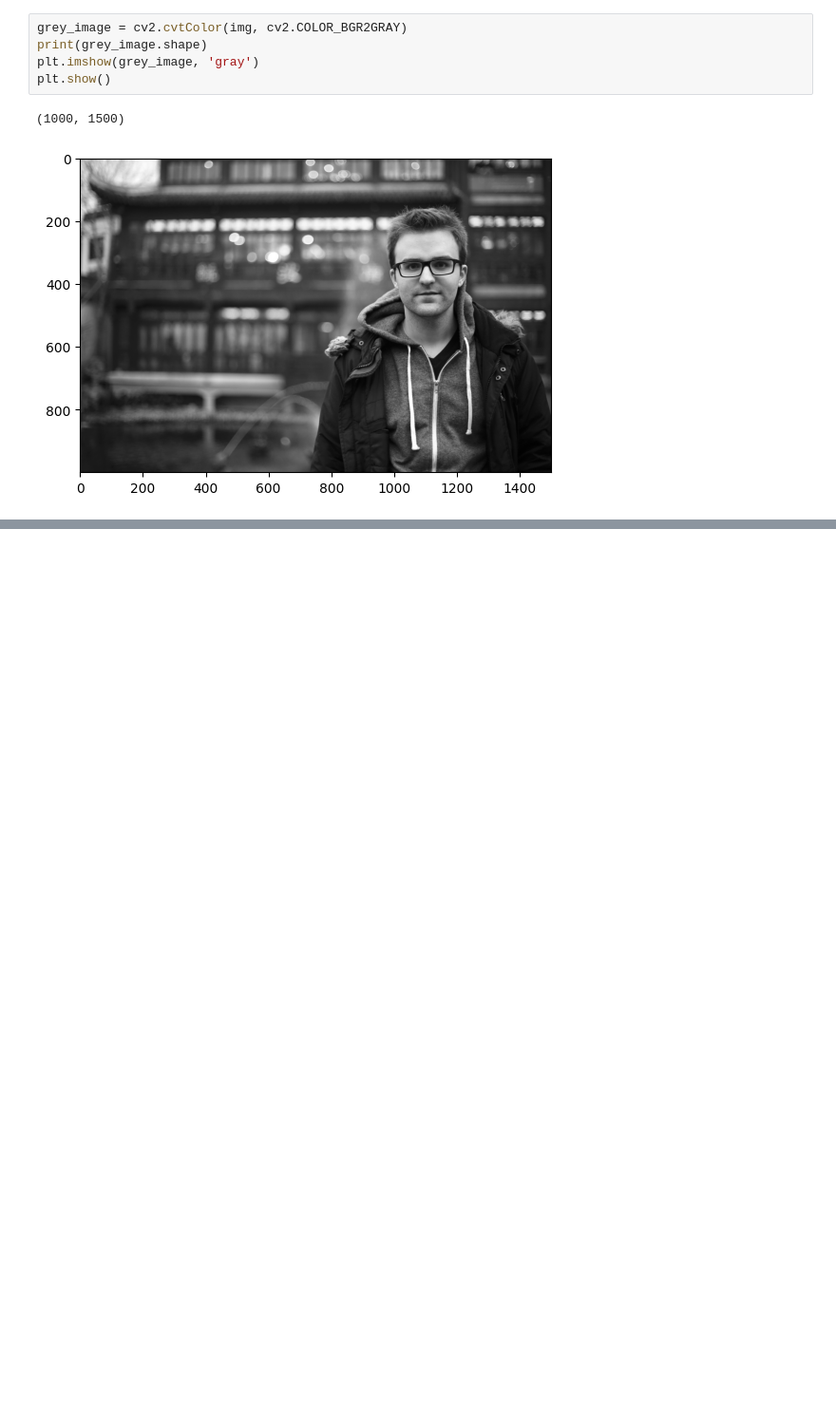
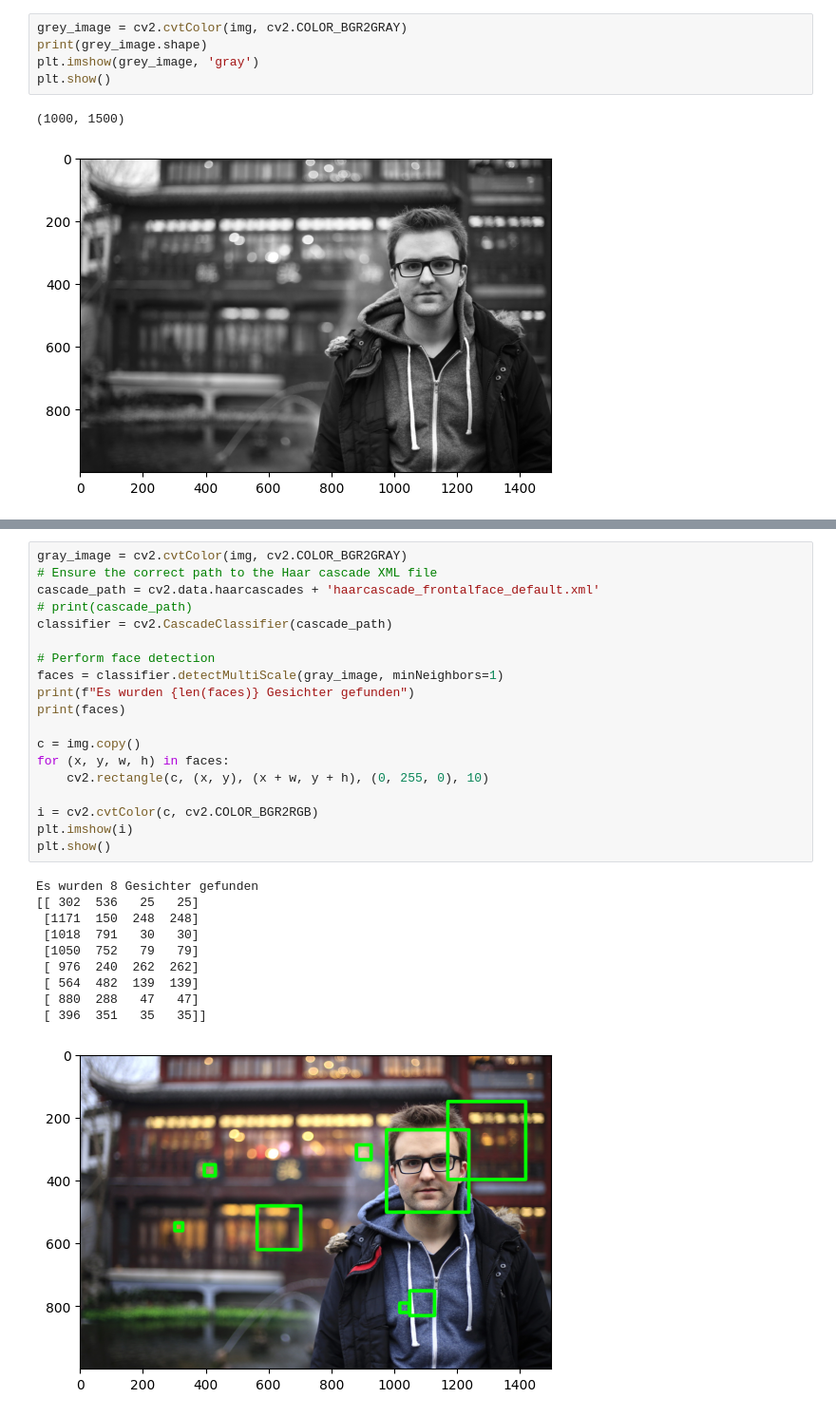
Before and after one commit to awweber/OpenCV, a Jupyter notebook: tutorial.ipynb, the cells around one changed output, grey strips where cells are left out. Shown at 95% size. Drawn from its saved outputs; the diff is of its cells as text; blank space fills up the shorter version.

```diff
--- a/tutorial.ipynb
+++ b/tutorial.ipynb
@@ -41,0 +95,30 @@ plt.show()
+# %%
+gray_image = cv2.cvtColor(img, cv2.COLOR_BGR2GRAY)
+# Ensure the correct path to the Haar cascade XML file
+cascade_path = cv2.data.haarcascades + 'haarcascade_frontalface_default.xml'
+# print(cascade_path)
+classifier = cv2.CascadeClassifier(cascade_path)
+
+# Perform face detection
+faces = classifier.detectMultiScale(gray_image, minNeighbors=1)
+print(f"Es wurden {len(faces)} Gesichter gefunden")
+print(faces)
+
+c = img.copy()
+for (x, y, w, h) in faces:
+    cv2.rectangle(c, (x, y), (x + w, y + h), (0, 255, 0), 10)
+
+i = cv2.cvtColor(c, cv2.COLOR_BGR2RGB)
+plt.imshow(i)
+plt.show()
+# %% [output]
+Es wurden 8 Gesichter gefunden
+[[ 302  536   25   25]
+ [1171  150  248  248]
+ [1018  791   30   30]
+ [1050  752   79   79]
+ [ 976  240  262  262]
+ [ 564  482  139  139]
+ [ 880  288   47   47]
+ [ 396  351   35   35]]
+[figure, added]
```
Also changed, not shown: parts of 8 cells of this notebook.
